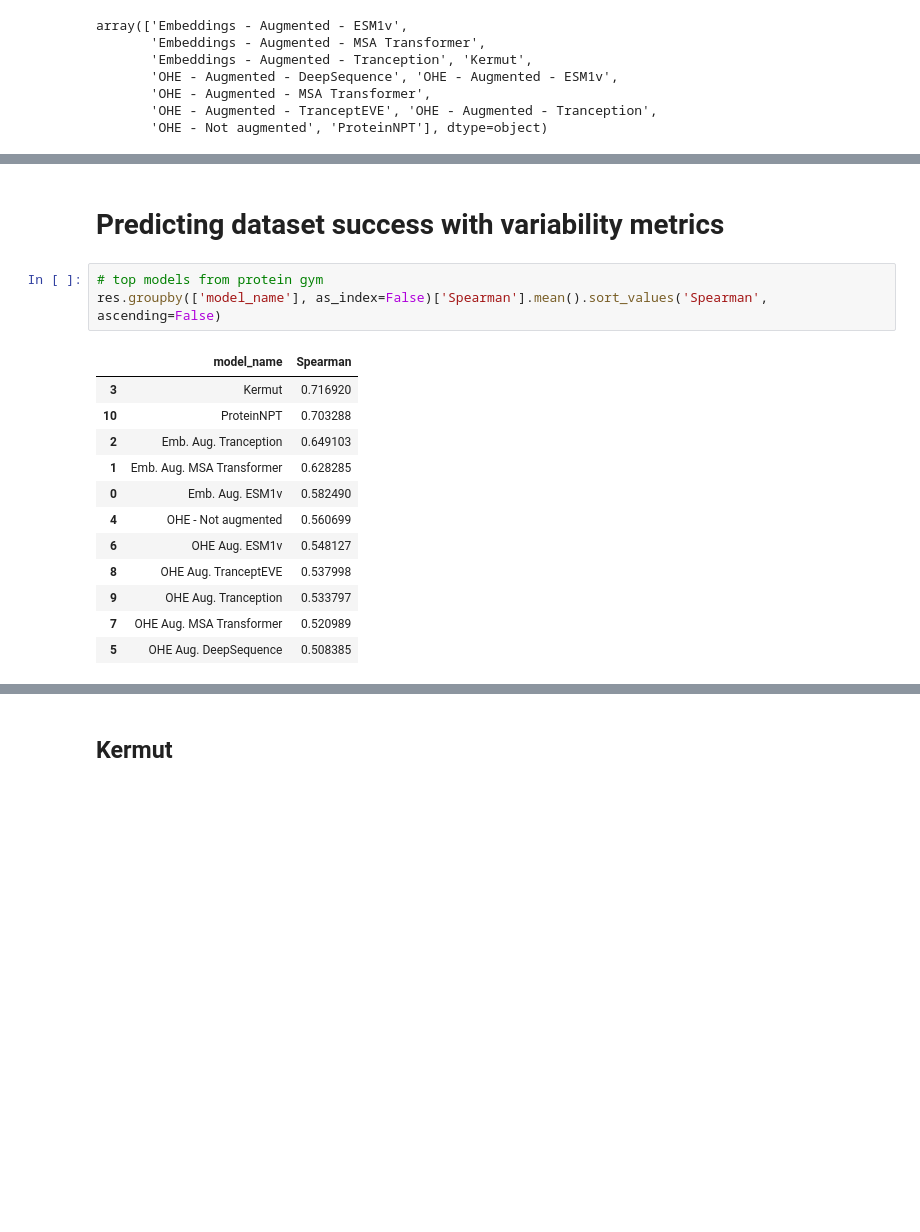
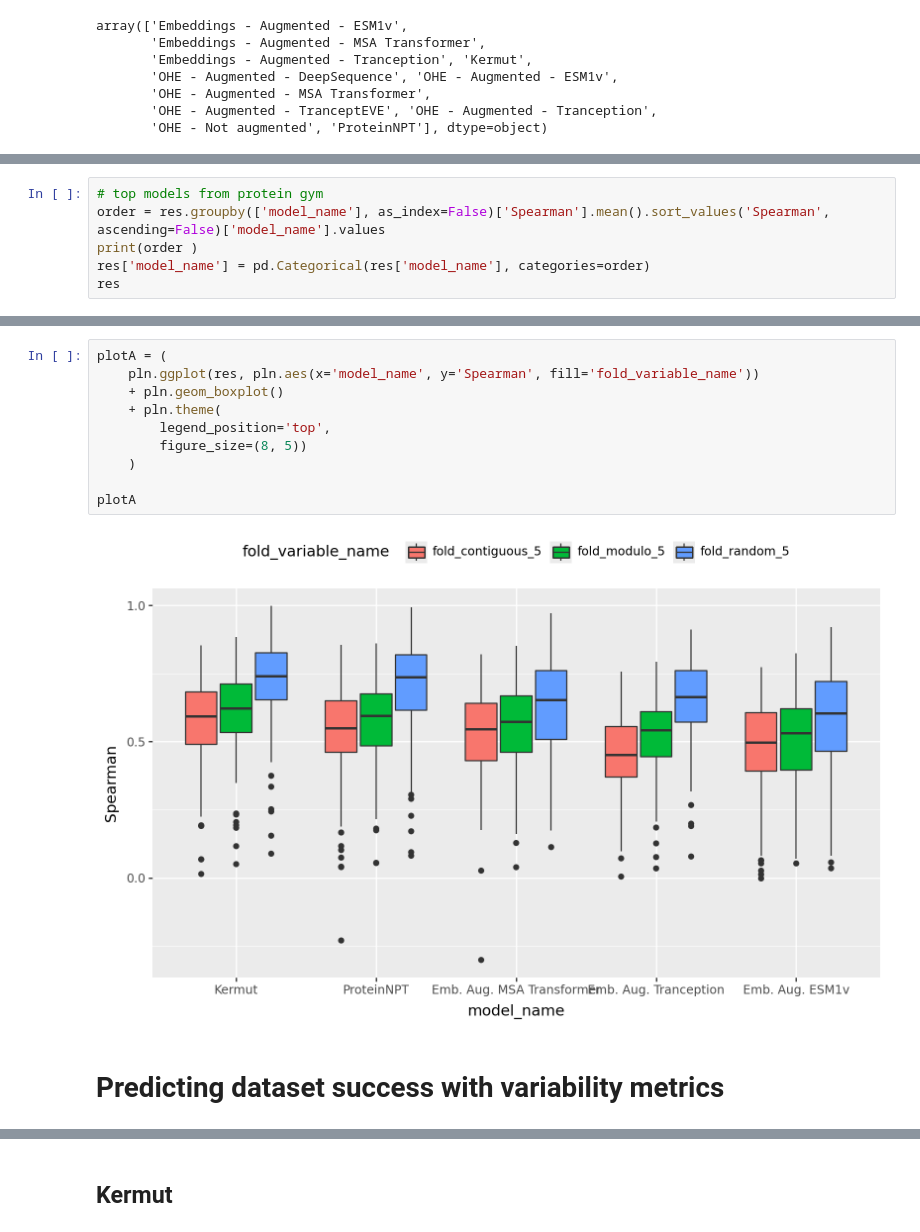
Before and after one commit to ziul-bio/DMS-SiteEffect-PLM, a Jupyter notebook: notebooks/protGym.ipynb, the cells around one changed output, grey strips where cells are left out. Saved outputs shown, nothing was run; the diff lists cells and outputs as text; blank space fills up the shorter version.

```diff
--- a/notebooks/protGym.ipynb
+++ b/notebooks/protGym.ipynb
@@ -245,0 +214,6 @@ res
+# %%
+# top models from protein gym
+order = res.groupby(['model_name'], as_index=False)['Spearman'].mean().sort_values('Spearman', ascending=False)['model_name'].values
+print(order )
+res['model_name'] = pd.Categorical(res['model_name'], categories=order)
+res
@@ -246,21 +236,17 @@ res
+# %%
+plotA = (
+    pln.ggplot(res, pln.aes(x='model_name', y='Spearman', fill='fold_variable_name'))
+    + pln.geom_boxplot()
+    + pln.theme(
+        legend_position='top',
+        figure_size=(8, 5))
+    )
+
+plotA
+# %% [output]
+[figure, added]
 # %% [markdown]
 # Predicting dataset success with variability metrics
-# %%
-# top models from protein gym
-res.groupby(['model_name'], as_index=False)['Spearman'].mean().sort_values('Spearman', ascending=False)
-# %% [output]
-|  | model_name | Spearman |
-| 3 | Kermut | 0.716920 |
-| 10 | ProteinNPT | 0.703288 |
-| 2 | Emb. Aug. Tranception | 0.649103 |
-| 1 | Emb. Aug. MSA Transformer | 0.628285 |
-| 0 | Emb. Aug. ESM1v | 0.582490 |
-| 4 | OHE - Not augmented | 0.560699 |
-| 6 | OHE Aug. ESM1v | 0.548127 |
-| 8 | OHE Aug. TranceptEVE | 0.537998 |
-| 9 | OHE Aug. Tranception | 0.533797 |
-| 7 | OHE Aug. MSA Transformer | 0.520989 |
-| 5 | OHE Aug. DeepSequence | 0.508385 |
 # %%
 res['model_name'].unique()
 # %% [output]
```
Also changed, not shown: parts of 25 cells of this notebook, 4 other files.
